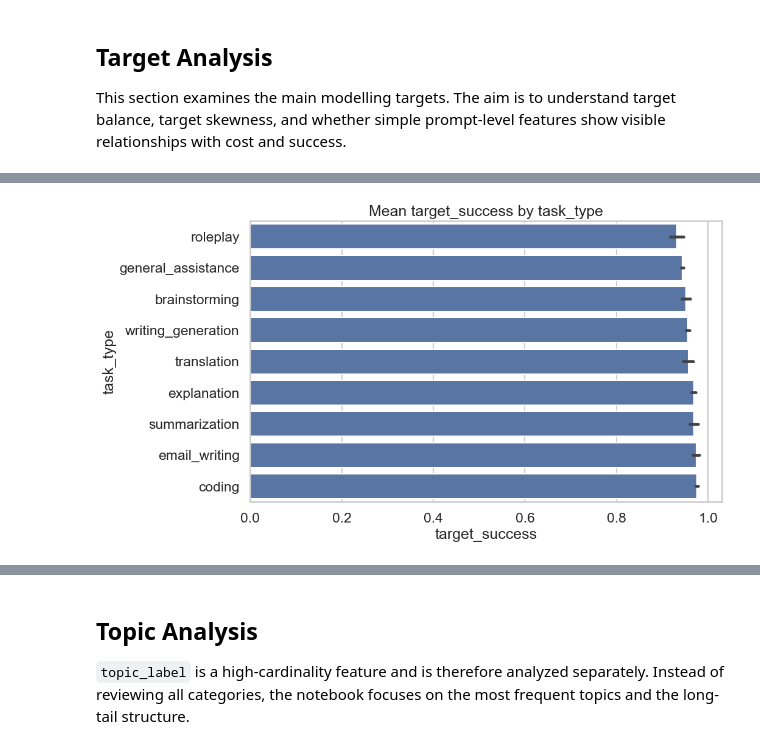
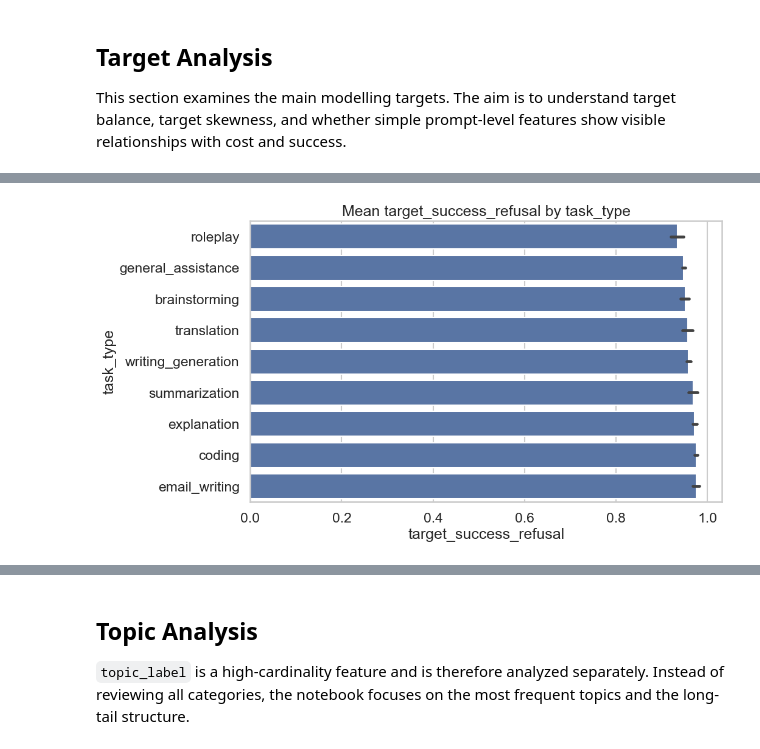
Before and after one commit to Thoericht/llm-sustainability-analysis, a Jupyter notebook: 02_notebooks/03_data_exploration.ipynb, the cells around one changed output, grey strips where cells are left out. Drawn from its saved outputs; the diff is of its cells as text; code cells hidden in the pictures.

```diff
--- a/02_notebooks/03_data_exploration.ipynb
+++ b/02_notebooks/03_data_exploration.ipynb
@@ -44,7 +44,8 @@ PROJECT_ROOT = Path.cwd().parent
 
 CONFIG = {
     "features_dir": PROJECT_ROOT / "01_data" / "03_features",
-    "input_file": "conversation_dataframe.csv",
+    "input_file": "llm_sustainability_strict_v1-1-0_dataframe.csv",
+    "output_file": "llm_sustainability_strict_v1-2-0_dataframe.csv",
     "random_state": 42,
 }
 # %%
@@ -95,7 +139,8 @@ high_cardinality_features = [
 
 target_features = [
     "target_cost",
-    "target_success",
+    "target_success_refusal",
+    "target_needs_clarification",
 ]
 
 numeric_features = [
@@ -111,7 +156,8 @@ binary_features = [
     "has_role_instruction",
     "has_audience_or_level_instruction",
     "has_format_instruction",
-    "target_success",
+    "target_success_refusal",
+    "target_needs_clarification",
 ]
 
 categorical_features = [
@@ -417,6 +476,6 @@ for col in ["prompt_style", "task_type"]:
 # %%
 for col in ["has_role_instruction", "has_audience_or_level_instruction", "has_format_instruction"]:
-    sns.barplot(data=df, x=col, y="target_success", estimator=np.mean)
-    plt.title(f"Mean target_success by {col}")
+    sns.barplot(data=df, x=col, y="target_success_refusal", estimator=np.mean)
+    plt.title(f"Mean target_success_refusal by {col}")
     plt.show()
 # %% [output]
@@ -425,0 +485,5 @@ for col in ["has_role_instruction", "has_audience_or_level_instruction", "has_fo
+# %%
+for col in ["has_role_instruction", "has_audience_or_level_instruction", "has_format_instruction"]:
+    sns.barplot(data=df, x=col, y="target_needs_clarification", estimator=np.mean)
+    plt.title(f"Mean target_needs_clarification by {col}")
+    plt.show()
@@ -426,7 +494,7 @@ for col in ["has_role_instruction", "has_audience_or_level_instruction", "has_fo
 # %%
 for col in ["prompt_style", "task_type"]:
-    order = df.groupby(col)["target_success"].mean().sort_values().index
-    sns.barplot(data=df, y=col, x="target_success", order=order, estimator=np.mean)
-    plt.title(f"Mean target_success by {col}")
+    order = df.groupby(col)["target_success_refusal"].mean().sort_values().index
+    sns.barplot(data=df, y=col, x="target_success_refusal", order=order, estimator=np.mean)
+    plt.title(f"Mean target_success_refusal by {col}")
     plt.show()
 # %% [output]
@@ -434 +502 @@ for col in ["prompt_style", "task_type"]:
-[figure, old version]
+[figure, new version]
```
Also changed, not shown: parts of 22 cells of this notebook, 2 other files.
